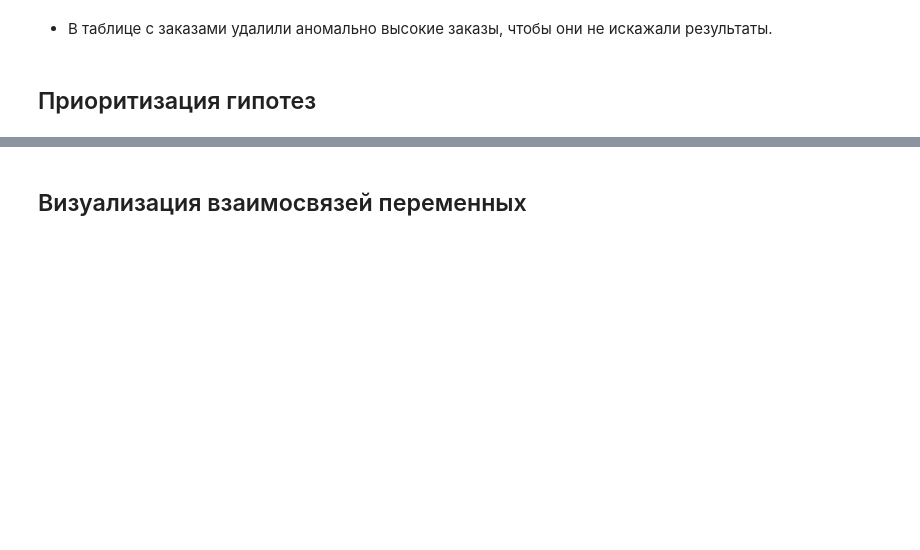
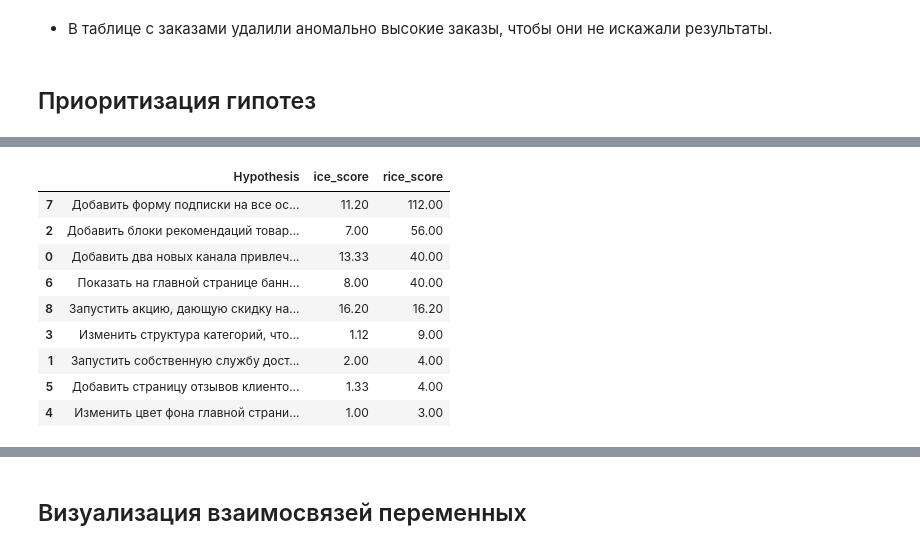
Before and after one commit to PAGriAnalytics/pagri-projects, a Jupyter notebook: quarto/projects/revenue_growth_hypotheses/revenue_growth_hypotheses.ipynb, the cells around one changed output, grey strips where cells are left out. Drawn from its saved outputs; the diff is of its cells as text; code cells hidden in the pictures; blank space fills up the shorter version.

```diff
--- a/quarto/projects/revenue_growth_hypotheses/revenue_growth_hypotheses.ipynb
+++ b/quarto/projects/revenue_growth_hypotheses/revenue_growth_hypotheses.ipynb
@@ -493,0 +503,22 @@ df_orders.shape[0]
+# %%
+df_hypothesis['ice_score'] = df_hypothesis['Impact'] * df_hypothesis['Confidence']  / df_hypothesis['Efforts']
+# %%
+df_hypothesis['rice_score'] = df_hypothesis['Reach'] * df_hypothesis['Impact'] * df_hypothesis['Confidence']  / df_hypothesis['Efforts']
+# %%
+# Сохраняем текущее значение max_colwidth
+original_max_colwidth = pd.get_option('display.max_colwidth')
+# Устанавливаем max_colwidth в None для отображения полной строки
+pd.set_option('display.max_colwidth', None)
+# %%
+df_hypothesis[['Hypothesis', 'ice_score', 'rice_score']].sort_values(by=['rice_score', 'ice_score'], ascending=False)
+# %% [output]
+|  | Hypothesis | ice_score | rice_score |
+| 7 | Добавить форму подписки на все ос... | 11.20 | 112.00 |
+| 2 | Добавить блоки рекомендаций товар... | 7.00 | 56.00 |
+| 0 | Добавить два новых канала привлеч... | 13.33 | 40.00 |
+| 6 | Показать на главной странице банн... | 8.00 | 40.00 |
+| 8 | Запустить акцию, дающую скидку на... | 16.20 | 16.20 |
+| 3 | Изменить структура категорий, что... | 1.12 | 9.00 |
+| 1 | Запустить собственную службу дост... | 2.00 | 4.00 |
+| 5 | Добавить страницу отзывов клиенто... | 1.33 | 4.00 |
+| 4 | Изменить цвет фона главной страни... | 1.00 | 3.00 |
```
Also changed, not shown: parts of 31 cells of this notebook.
